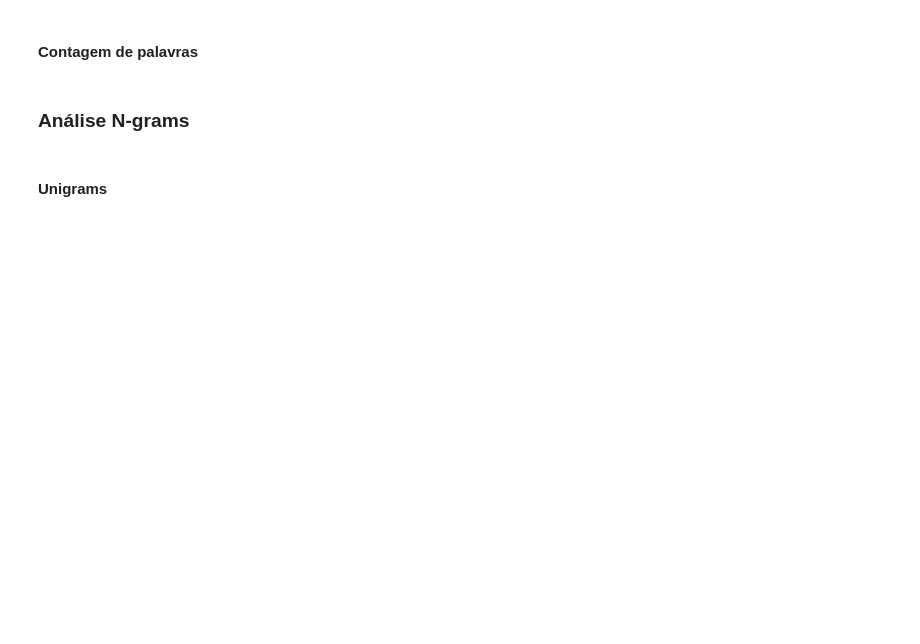
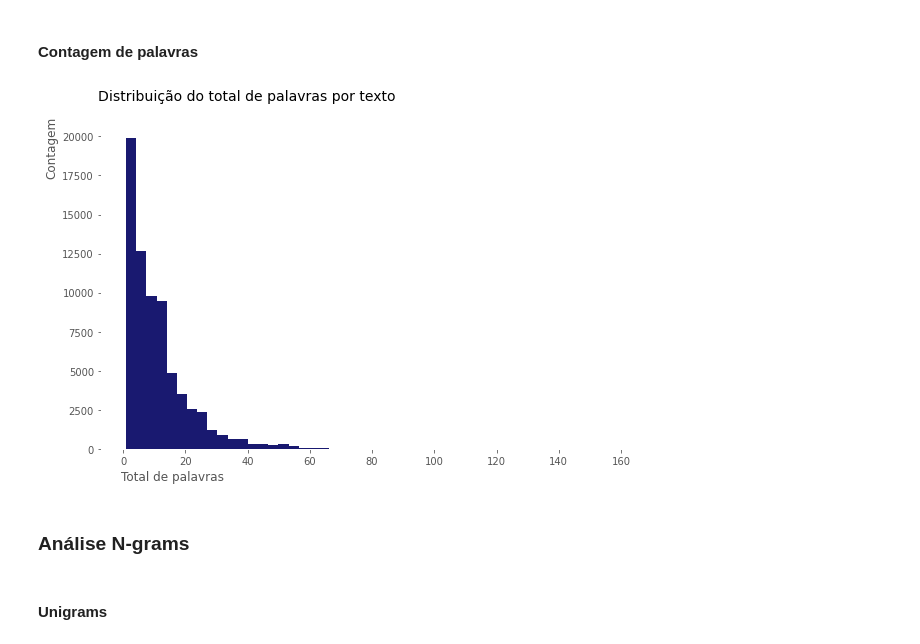
Before and after one commit to LilianeAquino/aed_projeto_4, a Jupyter notebook: template.ipynb, the cells around one changed output. Drawn from its saved outputs; the diff is of its cells as text; code cells hidden in the pictures; blank space fills up the shorter version.

```diff
--- a/template.ipynb
+++ b/template.ipynb
@@ -312,14 +339,16 @@ plt.show()
 # %% [markdown]
 #### Contagem de palavras
 # %%
-apps['contagem_palavras'] = apps['text'].apply(lambda x: len(str(x).split()))
+apps['contagem_palavras'] = apps['clean_text'].apply(lambda x: len(str(x).split()))
 apps['contagem_palavras'].plot(kind='hist', bins=50, color='#191970')
 
 plt.rcParams['figure.figsize'] = [10, 6]
 plt.title('Distribuição do total de palavras por texto', y=1.05, size=14, loc='left', x=-0.005)
 plt.ylabel('Contagem', horizontalalignment='left', y=0.83)
-plt.xlabel('Total de palavras', horizontalalignment='right', x=0.09)
+plt.xlabel('Total de palavras', horizontalalignment='right', x=0.22)
 plt.show()
+# %% [output]
+[figure, added]
 # %% [markdown]
 ### Análise N-grams
 # %% [markdown]
```
Also changed, not shown: parts of 30 cells of this notebook.
